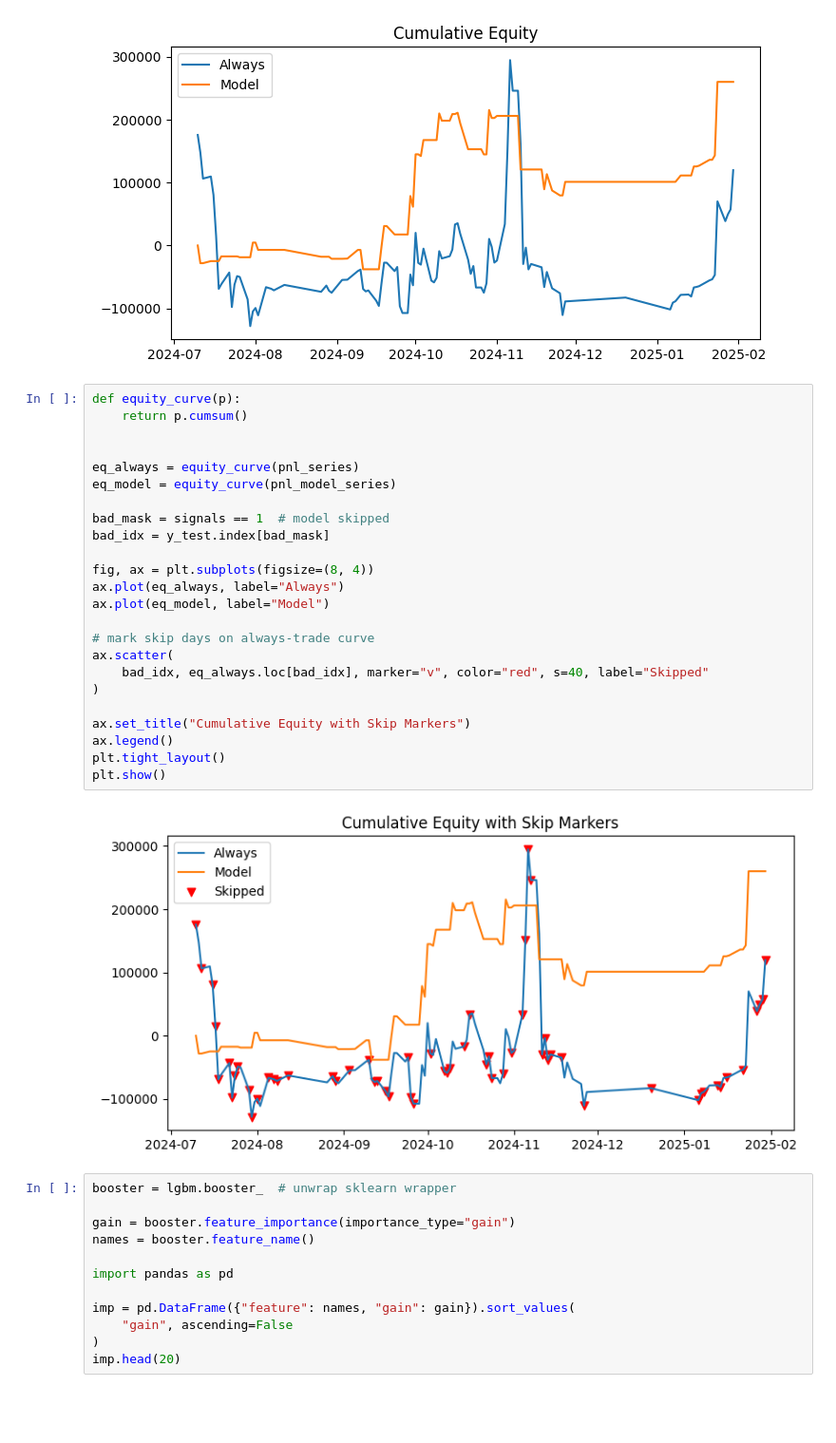
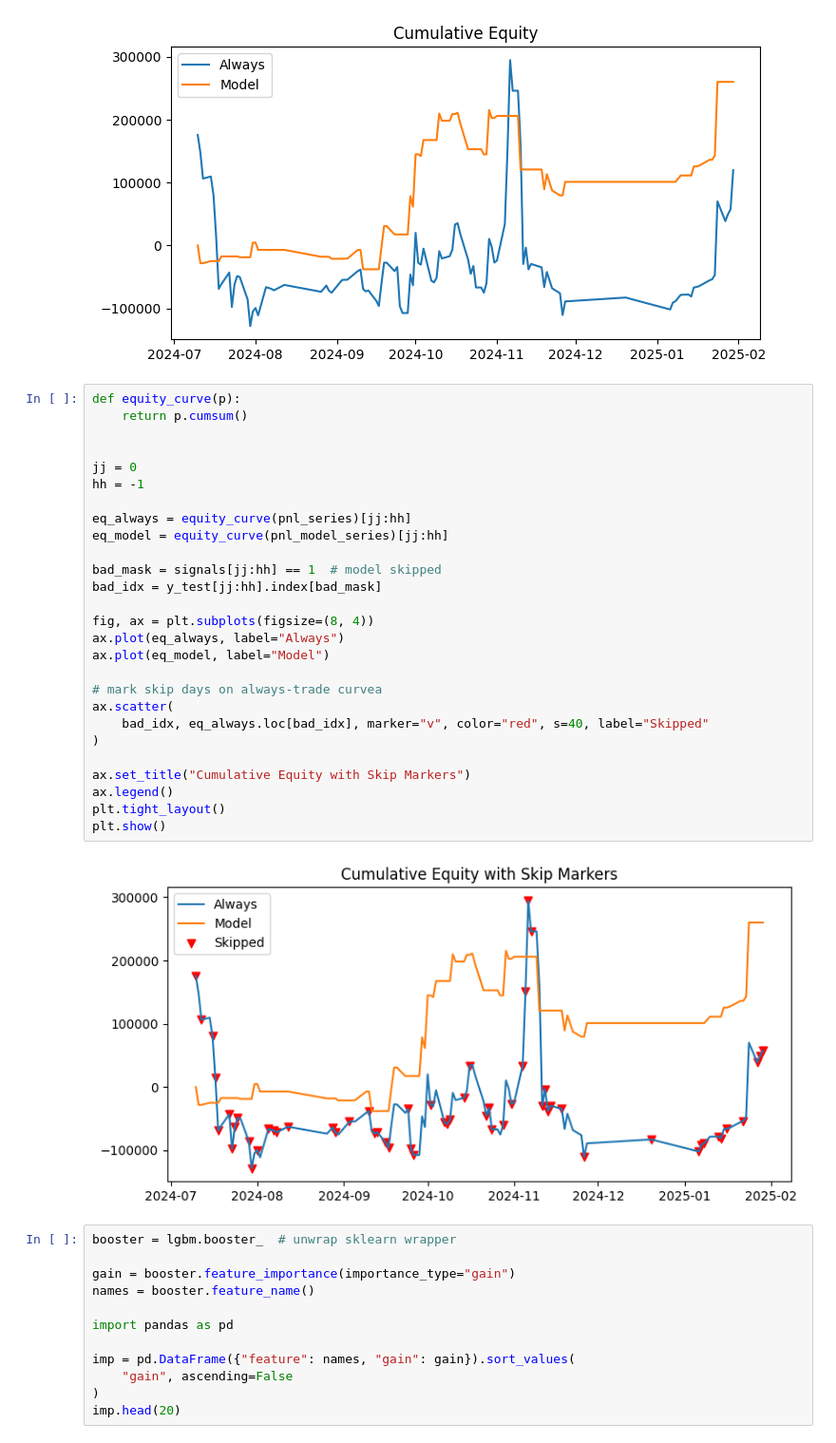
Before and after one commit to xtemur/risk-tool, a Jupyter notebook: notebooks/trading_mvp copy.ipynb, the cells around one changed output. Shown at 95% size. Saved outputs shown, nothing was run; the diff lists cells and outputs as text; blank space fills up the shorter version.

```diff
--- a/notebooks/trading_mvp copy.ipynb
+++ b/notebooks/trading_mvp copy.ipynb
@@ -240,32 +263,35 @@ plt.legend()
 plt.show()
 # %% [output]
 [figure]
-# %%
-def equity_curve(p):
-    return p.cumsum()
-
-
-eq_always = equity_curve(pnl_series)
-eq_model = equity_curve(pnl_model_series)
-
-bad_mask = signals == 1  # model skipped
-bad_idx = y_test.index[bad_mask]
-
-fig, ax = plt.subplots(figsize=(8, 4))
-ax.plot(eq_always, label="Always")
-ax.plot(eq_model, label="Model")
-
-# mark skip days on always-trade curve
-ax.scatter(
-    bad_idx, eq_always.loc[bad_idx], marker="v", color="red", s=40, label="Skipped"
-)
-
-ax.set_title("Cumulative Equity with Skip Markers")
-ax.legend()
-plt.tight_layout()
-plt.show()
-# %% [output]
-[figure, removed]
+# %%
+def equity_curve(p):
+    return p.cumsum()
+
+
+jj = 0
+hh = -1
+
+eq_always = equity_curve(pnl_series)[jj:hh]
+eq_model = equity_curve(pnl_model_series)[jj:hh]
+
+bad_mask = signals[jj:hh] == 1  # model skipped
+bad_idx = y_test[jj:hh].index[bad_mask]
+
+fig, ax = plt.subplots(figsize=(8, 4))
+ax.plot(eq_always, label="Always")
+ax.plot(eq_model, label="Model")
+
+# mark skip days on always-trade curvea
+ax.scatter(
+    bad_idx, eq_always.loc[bad_idx], marker="v", color="red", s=40, label="Skipped"
+)
+
+ax.set_title("Cumulative Equity with Skip Markers")
+ax.legend()
+plt.tight_layout()
+plt.show()
+# %% [output]
+[figure, added]
 # %%
 booster = lgbm.booster_  # unwrap sklearn wrapper
 
```
Also changed, not shown: parts of 4 cells of this notebook.
